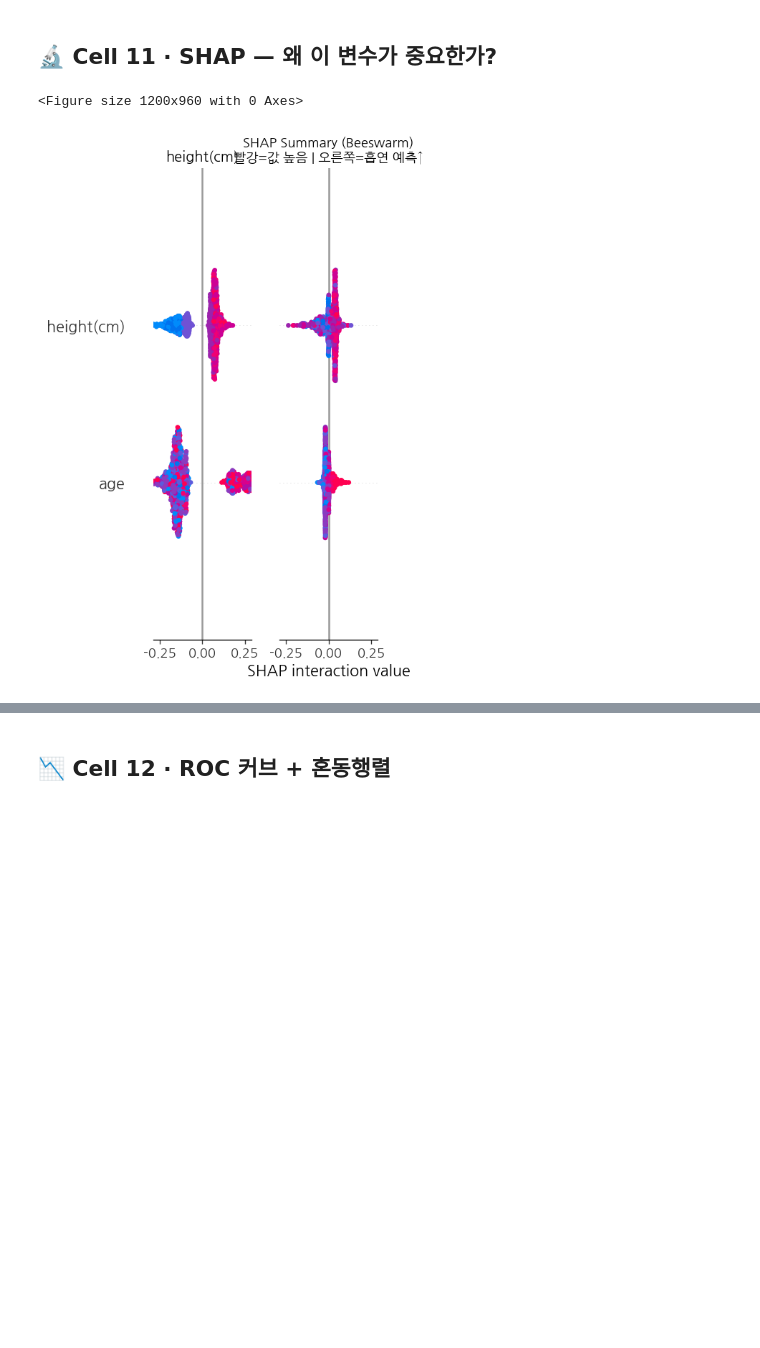
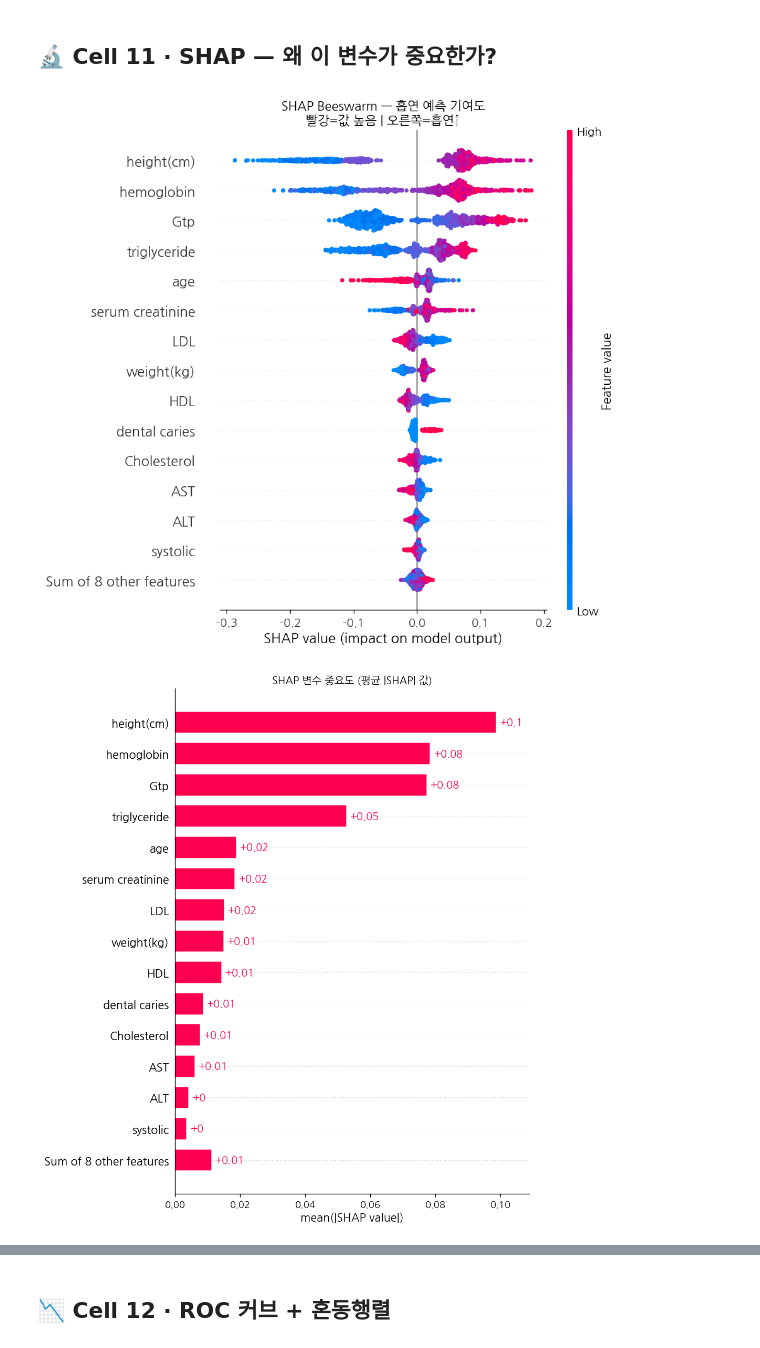
Before and after one commit to runmc3812/Healthcare_Informatics_Integration-2026-, a Jupyter notebook: 4조/smoker_biosignal_analysis.ipynb, the cells around one changed output, grey strips where cells are left out. Saved outputs shown, nothing was run; the diff lists cells and outputs as text; code cells hidden in the pictures; blank space fills up the shorter version.

```diff
--- a/4조/smoker_biosignal_analysis.ipynb
+++ b/4조/smoker_biosignal_analysis.ipynb
@@ -369,19 +402,27 @@ plt.show()
 # %% [markdown]
 ## 🔬 Cell 11 · SHAP — 왜 이 변수가 중요한가?
 # %%
-X_shap      = X_test.sample(n=min(1000, len(X_test)), random_state=42)
-explainer   = shap.TreeExplainer(rf)
-shap_values = explainer.shap_values(X_shap)
-sv = shap_values[1] if isinstance(shap_values, list) else shap_values
+X_shap    = X_test.sample(n=1000, random_state=42)
+explainer = shap.TreeExplainer(rf)
+shap_vals = explainer(X_shap)
 
-# Beeswarm: 값의 방향(빨강=높음) + 기여도 크기(x축)
-plt.figure(figsize=(10, 8))
-shap.summary_plot(sv, X_shap, feature_names=FEATURE_COLS, show=False, plot_size=(10, 8))
-plt.title('SHAP Summary (Beeswarm)\n빨강=값 높음 | 오른쪽=흡연 예측↑',
-          fontsize=11, fontweight='bold')
+# RF는 다중 클래스 → 흡연(클래스 1) 슬라이싱
+sv1 = shap_vals[..., 1]   # shape: (1000, n_features)
+
+# ── Beeswarm ──────────────────────────────────────────────
+shap.plots.beeswarm(sv1, max_display=15, show=False)
+plt.title('SHAP Beeswarm — 흡연 예측 기여도\n빨강=값 높음 | 오른쪽=흡연↑',
+          fontsize=12, fontweight='bold')
 plt.tight_layout()
-plt.savefig('shap_beeswarm.png', bbox_inches='tight')
+plt.savefig('shap_beeswarm.png', dpi=150, bbox_inches='tight')
 plt.show()
+
+# ── Bar ───────────────────────────────────────────────────
+shap.plots.bar(sv1, max_display=15, show=False)
+plt.title('SHAP 변수 중요도 (평균 |SHAP| 값)', fontsize=12, fontweight='bold')
+plt.tight_layout()
+plt.savefig('shap_bar.png', dpi=150, bbox_inches='tight')
+plt.show()
 # %% [output]
-<Figure size 1200x960 with 0 Axes>
-[figure, old version]
+[figure, new version]
+[figure, added]
```
Also changed, not shown: parts of 7 cells of this notebook.
